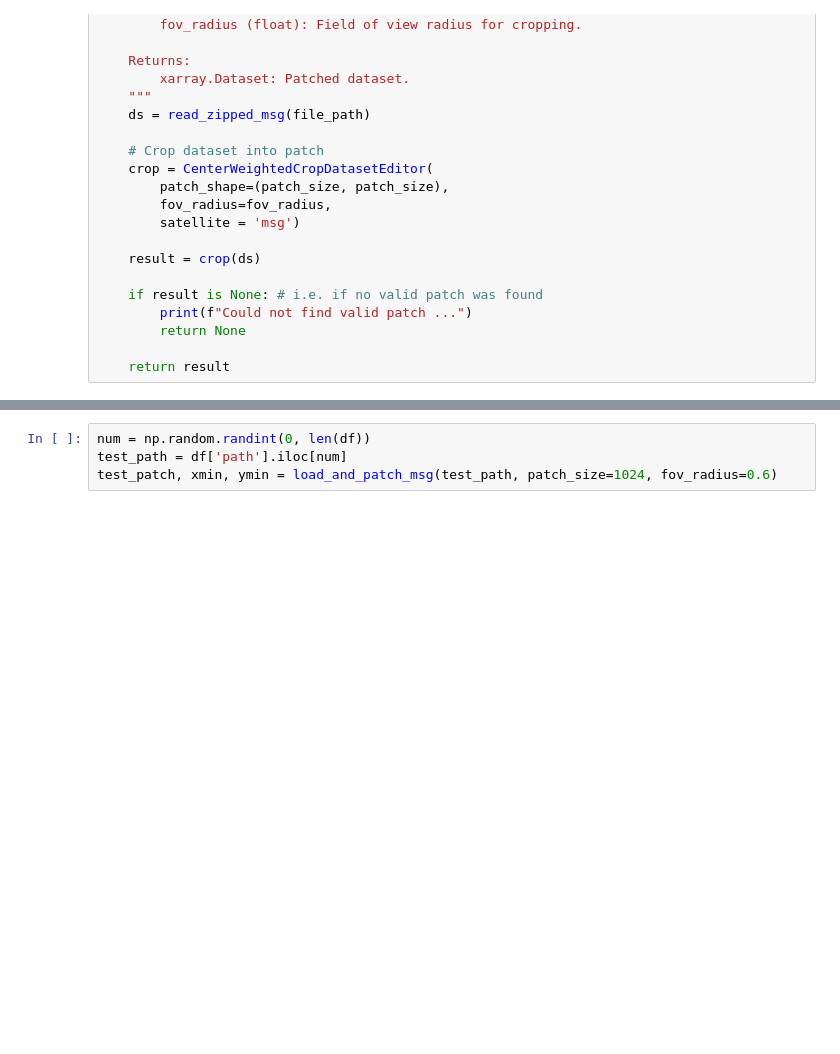
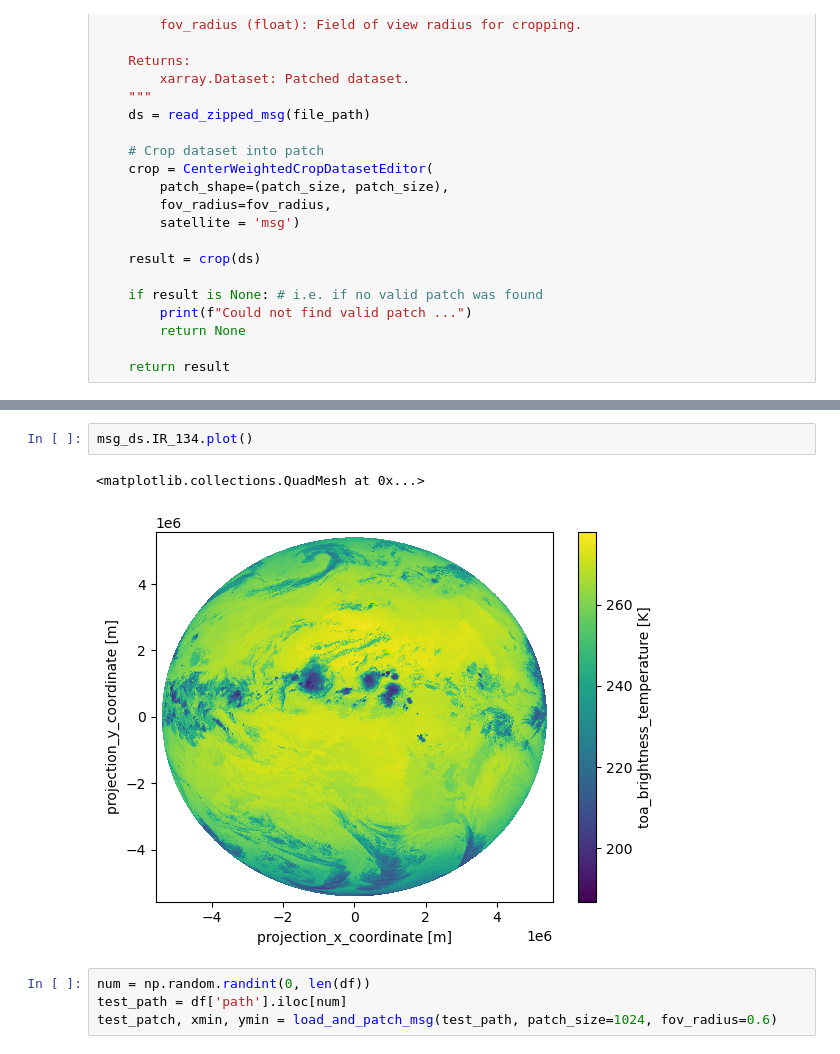
Before and after one commit to annajungbluth/eo-data-prep, a Jupyter notebook: notebooks/msg-l1b.ipynb, the cells around one changed output, grey strips where cells are left out. Drawn from its saved outputs; the diff is of its cells as text; blank space fills up the shorter version.

```diff
--- a/notebooks/msg-l1b.ipynb
+++ b/notebooks/msg-l1b.ipynb
@@ -208,3 +267,8 @@ def load_and_patch_msg(file_path, patch_size, fov_radius):
+# %%
+msg_ds.IR_134.plot()
+# %% [output]
+<matplotlib.collections.QuadMesh at 0x...>
+[figure, added]
 # %%
 num = np.random.randint(0, len(df))
 test_path = df['path'].iloc[num]
```
Also changed, not shown: parts of 8 cells of this notebook, 3 other files.
